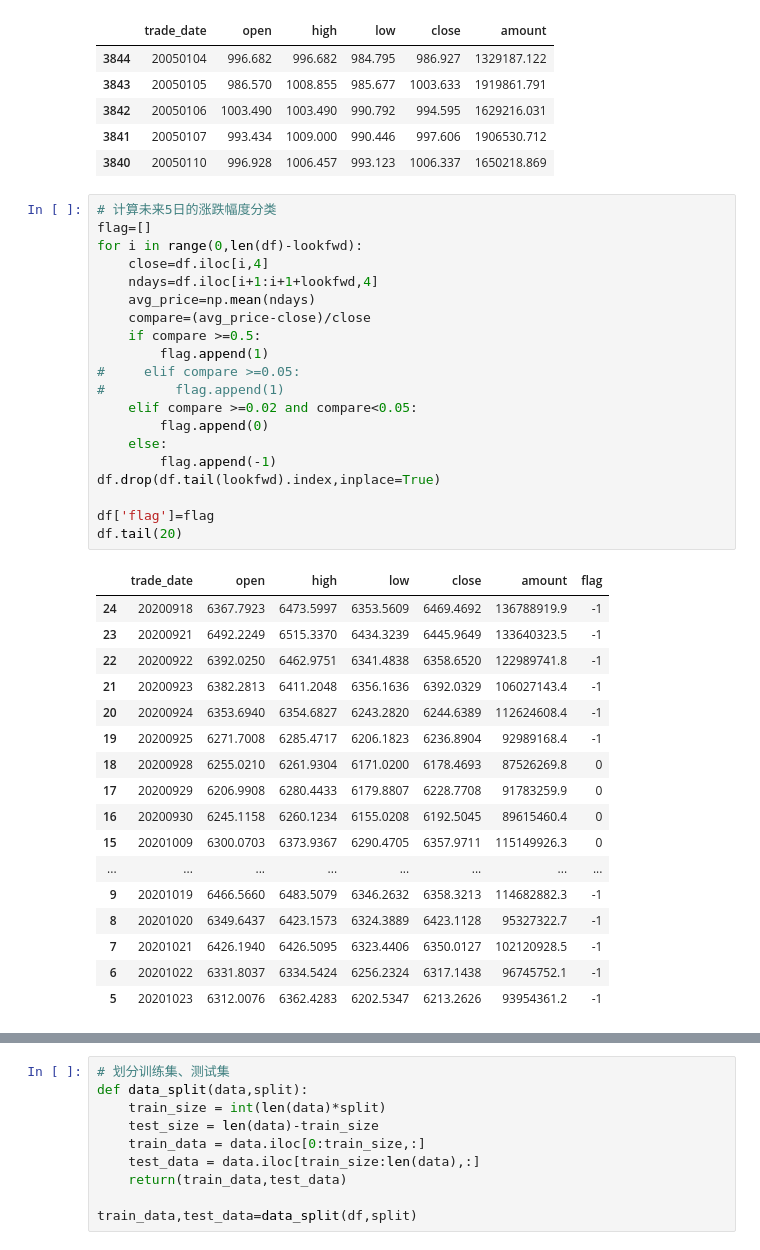
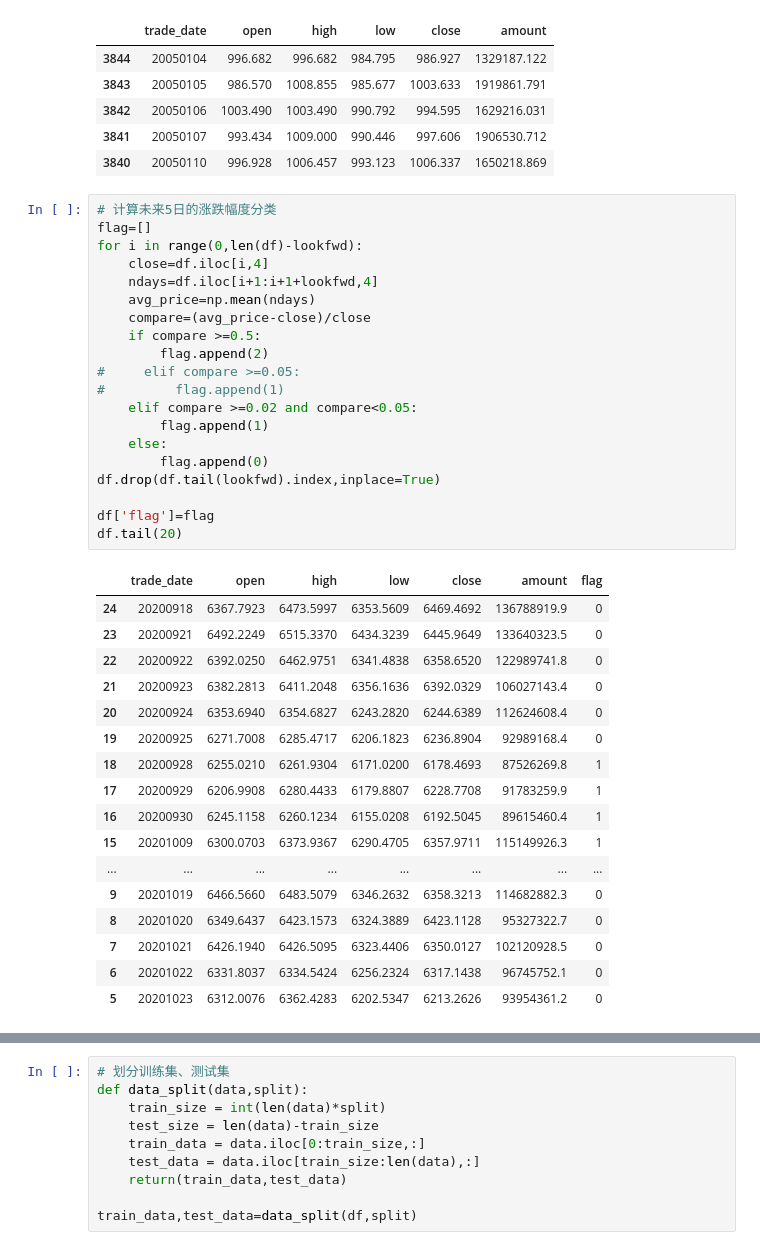
Before and after one commit to myhanbingGitHub/easymoney, a Jupyter notebook: Model_stock_lstm_multiple_elements_individual_direction_predict.ipynb, the cells around one changed output, grey strips where cells are left out. Cells and saved outputs as stored; diff of their text form.

```diff
--- a/Model_stock_lstm_multiple_elements_individual_direction_predict.ipynb
+++ b/Model_stock_lstm_multiple_elements_individual_direction_predict.ipynb
@@ -63,38 +64,38 @@ df.head(5)
 # %%
 # 计算未来5日的涨跌幅度分类
 flag=[]
 for i in range(0,len(df)-lookfwd):
     close=df.iloc[i,4]
     ndays=df.iloc[i+1:i+1+lookfwd,4]
     avg_price=np.mean(ndays)
     compare=(avg_price-close)/close
     if compare >=0.5:
-        flag.append(1)
+        flag.append(2)
 #     elif compare >=0.05:
 #         flag.append(1)
     elif compare >=0.02 and compare<0.05:
+        flag.append(1)
+    else:
         flag.append(0)
-    else:
-        flag.append(-1)
 df.drop(df.tail(lookfwd).index,inplace=True)
 
 df['flag']=flag
 df.tail(20)
 # %% [output]
 |  | trade_date | open | high | low | close | amount | flag |
-| 24 | 20200918 | 6367.7923 | 6473.5997 | 6353.5609 | 6469.4692 | 136788919.9 | -1 |
-| 23 | 20200921 | 6492.2249 | 6515.3370 | 6434.3239 | 6445.9649 | 133640323.5 | -1 |
-| 22 | 20200922 | 6392.0250 | 6462.9751 | 6341.4838 | 6358.6520 | 122989741.8 | -1 |
-| 21 | 20200923 | 6382.2813 | 6411.2048 | 6356.1636 | 6392.0329 | 106027143.4 | -1 |
-| 20 | 20200924 | 6353.6940 | 6354.6827 | 6243.2820 | 6244.6389 | 112624608.4 | -1 |
-| 19 | 20200925 | 6271.7008 | 6285.4717 | 6206.1823 | 6236.8904 | 92989168.4 | -1 |
-| 18 | 20200928 | 6255.0210 | 6261.9304 | 6171.0200 | 6178.4693 | 87526269.8 | 0 |
-| 17 | 20200929 | 6206.9908 | 6280.4433 | 6179.8807 | 6228.7708 | 91783259.9 | 0 |
-| 16 | 20200930 | 6245.1158 | 6260.1234 | 6155.0208 | 6192.5045 | 89615460.4 | 0 |
-| 15 | 20201009 | 6300.0703 | 6373.9367 | 6290.4705 | 6357.9711 | 115149926.3 | 0 |
+| 24 | 20200918 | 6367.7923 | 6473.5997 | 6353.5609 | 6469.4692 | 136788919.9 | 0 |
+| 23 | 20200921 | 6492.2249 | 6515.3370 | 6434.3239 | 6445.9649 | 133640323.5 | 0 |
+| 22 | 20200922 | 6392.0250 | 6462.9751 | 6341.4838 | 6358.6520 | 122989741.8 | 0 |
+| 21 | 20200923 | 6382.2813 | 6411.2048 | 6356.1636 | 6392.0329 | 106027143.4 | 0 |
+| 20 | 20200924 | 6353.6940 | 6354.6827 | 6243.2820 | 6244.6389 | 112624608.4 | 0 |
+| 19 | 20200925 | 6271.7008 | 6285.4717 | 6206.1823 | 6236.8904 | 92989168.4 | 0 |
+| 18 | 20200928 | 6255.0210 | 6261.9304 | 6171.0200 | 6178.4693 | 87526269.8 | 1 |
+| 17 | 20200929 | 6206.9908 | 6280.4433 | 6179.8807 | 6228.7708 | 91783259.9 | 1 |
+| 16 | 20200930 | 6245.1158 | 6260.1234 | 6155.0208 | 6192.5045 | 89615460.4 | 1 |
+| 15 | 20201009 | 6300.0703 | 6373.9367 | 6290.4705 | 6357.9711 | 115149926.3 | 1 |
 | ... | ... | ... | ... | ... | ... | ... | ... |
-| 9 | 20201019 | 6466.5660 | 6483.5079 | 6346.2632 | 6358.3213 | 114682882.3 | -1 |
-| 8 | 20201020 | 6349.6437 | 6423.1573 | 6324.3889 | 6423.1128 | 95327322.7 | -1 |
-| 7 | 20201021 | 6426.1940 | 6426.5095 | 6323.4406 | 6350.0127 | 102120928.5 | -1 |
-| 6 | 20201022 | 6331.8037 | 6334.5424 | 6256.2324 | 6317.1438 | 96745752.1 | -1 |
-| 5 | 20201023 | 6312.0076 | 6362.4283 | 6202.5347 | 6213.2626 | 93954361.2 | -1 |
+| 9 | 20201019 | 6466.5660 | 6483.5079 | 6346.2632 | 6358.3213 | 114682882.3 | 0 |
+| 8 | 20201020 | 6349.6437 | 6423.1573 | 6324.3889 | 6423.1128 | 95327322.7 | 0 |
+| 7 | 20201021 | 6426.1940 | 6426.5095 | 6323.4406 | 6350.0127 | 102120928.5 | 0 |
+| 6 | 20201022 | 6331.8037 | 6334.5424 | 6256.2324 | 6317.1438 | 96745752.1 | 0 |
+| 5 | 20201023 | 6312.0076 | 6362.4283 | 6202.5347 | 6213.2626 | 93954361.2 | 0 |
```
Also changed, not shown: parts of 24 cells of this notebook, 13 other files.
